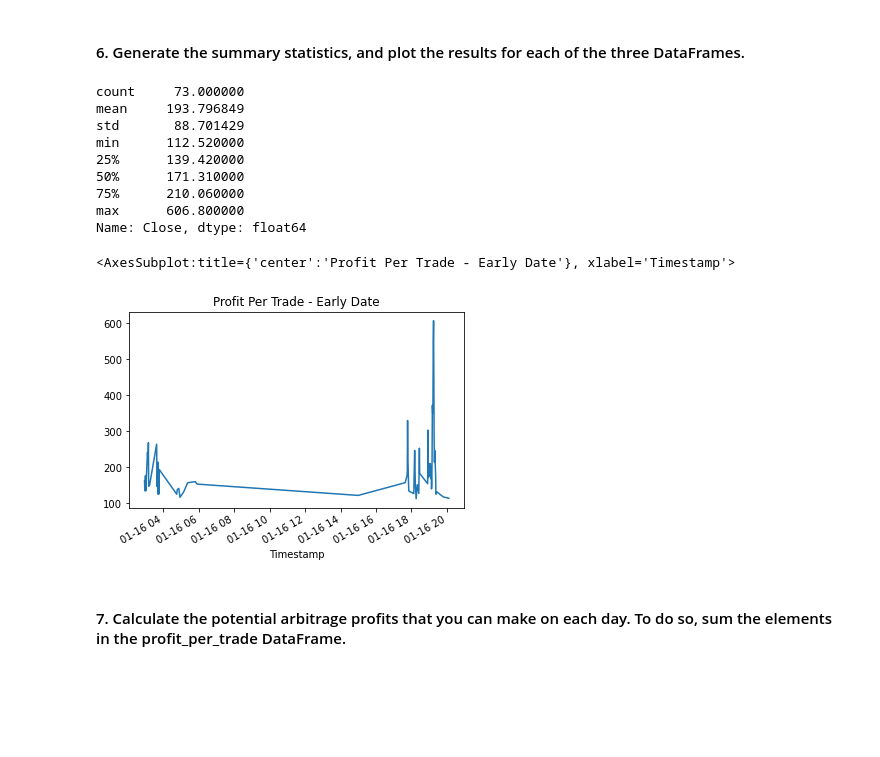
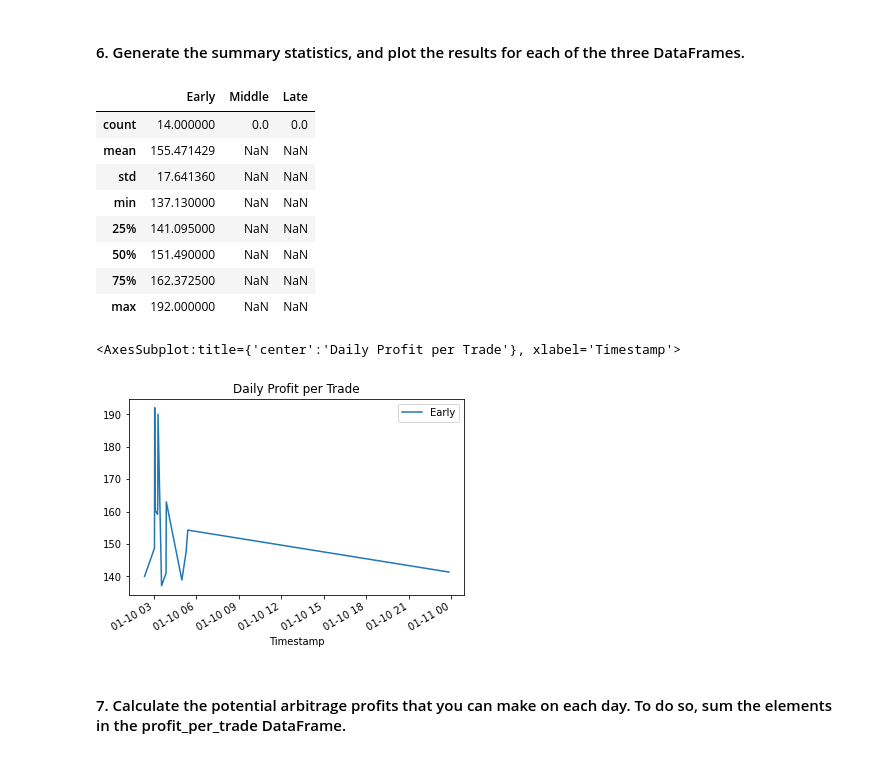
Before and after one commit to tnmercer/fintechbootcamp, a Jupyter notebook: Module_3_Challenge/Starter_Code/crypto_arbitrage.ipynb, the cells around one changed output. Saved outputs shown, nothing was run; the diff lists cells and outputs as text; code cells hidden in the pictures; blank space fills up the shorter version.

```diff
--- a/Module_3_Challenge/Starter_Code/crypto_arbitrage.ipynb
+++ b/Module_3_Challenge/Starter_Code/crypto_arbitrage.ipynb
@@ -424,7 +424,7 @@ coinbase_sliced.loc['2018-03-20':'2018-03-20'].plot(
 # Using the date from the late that you have selected, calculate the arbitrage spread
 # by subtracting the bitstamp lower closing prices from the coinbase higher closing prices
 
-arbitrage_spread_late = coinbase_sliced.loc['2018-03-20':'2018-03-20'] - bitstamp_sliced.loc['2018-03-20':'2018-03-20']
+arbitrage_spread_late = coinbase_sliced.loc['2018-03-20'] - bitstamp_sliced.loc['2018-03-20']
 
 # Generate summary statistics for the late DataFrame
 # YOUR CODE HERE
@@ -496,9 +510,20 @@ Name: Close, dtype: float64
 # %%
 # For the date early in the dataset, calculate the spread returns by dividing the instances when the arbitrage spread is positive (> 0)
 # by the price of Bitcoin from the exchange you are buying on (the lower-priced exchange).
-spread_return_early= # YOUR CODE HERE
+
+spread_return_early = arbitrage_spread_early / bitstamp_sliced.loc['2018-01-10']
+spread_return_middle = arbitrage_spread_middle / bitstamp_sliced.loc['2018-02-15']
+spread_return_late = arbitrage_spread_late / bitstamp_sliced.loc['2018-03-20']
 
 # Review the spread return DataFrame
 # YOUR CODE HERE
+
+spread_return_early = spread_return_early.dropna()
+spread_return_middle = spread_return_middle.dropna()
+spread_return_late = spread_return_late.dropna()
+
+display(spread_return_early.head())
+display(spread_return_middle.head())
+display(spread_return_late.head())
 # %% [output]
 Timestamp
@@ -513,9 +552,15 @@ Name: Close, dtype: float64
 # %%
 # For the date early in the dataset, determine the number of times your trades with positive returns
 # exceed the 1% minimum threshold (.01) that you need to cover your costs
-profitable_trades_early = # YOUR CODE HERE
+
+profitable_spread_early = spread_return_early[spread_return_early>0.01]
+profitable_spread_middle = spread_return_middle[spread_return_middle>0.01]
+profitable_spread_late = spread_return_late[spread_return_late>0.01]
 
 # Review the first five profitable trades
-# YOUR CODE HERE
+
+display(profitable_spread_early.head())
+display(profitable_spread_middle.head())
+display(profitable_spread_late.head())
 # %% [output]
 Timestamp
@@ -546,12 +615,19 @@ Name: Close, dtype: float64
 # %%
 # For the date early in the dataset, calculate the potential profit per trade in dollars
 # Multiply the profitable trades by the cost of the Bitcoin that was purchased
-profit_early = # YOUR CODE HERE
+profit_early = profitable_spread_early * bitstamp_sliced.loc['2018-01-10']
+profit_middle = profitable_spread_middle * bitstamp_sliced.loc['2018-02-15']
+profit_late = profitable_spread_late * bitstamp_sliced.loc['2018-03-20']
 
 # Drop any missing values from the profit DataFrame
-profit_per_trade_early = # YOUR CODE HERE
+profit_per_trade_early = profit_early.dropna()
+profit_per_trade_middle = profit_middle.dropna()
+profit_per_trade_late = profit_late.dropna()
 
 # View the early profit DataFrame
 # YOUR CODE HERE
+display(profit_per_trade_early)
+display(profit_per_trade_middle)
+display(profit_per_trade_late)
 # %% [output]
 Timestamp
@@ -572,22 +653,35 @@ Name: Close, Length: 73, dtype: float64
 # %%
 # Generate the summary statistics for the early profit per trade DataFrame
 # YOUR CODE HERE
+profit_per_trade_early.describe()
+
+profit_per_trade_df = pd.DataFrame({
+    "Early":profit_per_trade_early.describe(),
+    "Middle":profit_per_trade_middle.describe(),
+    "Late":profit_late.describe()
+})
+profit_per_trade_df
 # %% [output]
-count     73.000000
-mean     193.796849
-std       88.701429
-min      112.520000
-25%      139.420000
-50%      171.310000
-75%      210.060000
-max      606.800000
-Name: Close, dtype: float64
+|  | Early | Middle | Late |
+| count | 14.000000 | 0.0 | 0.0 |
+| mean | 155.471429 | NaN | NaN |
+| std | 17.641360 | NaN | NaN |
+| min | 137.130000 | NaN | NaN |
+| 25% | 141.095000 | NaN | NaN |
+| 50% | 151.490000 | NaN | NaN |
+| 75% | 162.372500 | NaN | NaN |
+| max | 192.000000 | NaN | NaN |
 # %%
 # Plot the results for the early profit per trade DataFrame
 # YOUR CODE HERE
+#profit_per_trade_early.plot(title="Profit per Trade: Early")
+
+profit_per_trade_early.plot(legend=True, title="Daily Profit per Trade", label="Early")
+profit_per_trade_middle.plot(label="Middle")
+profit_late.plot(label="Late")
 # %% [output]
-<AxesSubplot:title={'center':'Profit Per Trade - Early Date'}, xlabel='Timestamp'>
+<AxesSubplot:title={'center':'Daily Profit per Trade'}, xlabel='Timestamp'>
-[figure, old version]
+[figure, new version]
 # %% [markdown]
 #### 7. Calculate the potential arbitrage profits that you can make on each day. To do so, sum the elements in the profit_per_trade DataFrame.
 # %%
```
Also changed, not shown: parts of 14 cells of this notebook.
